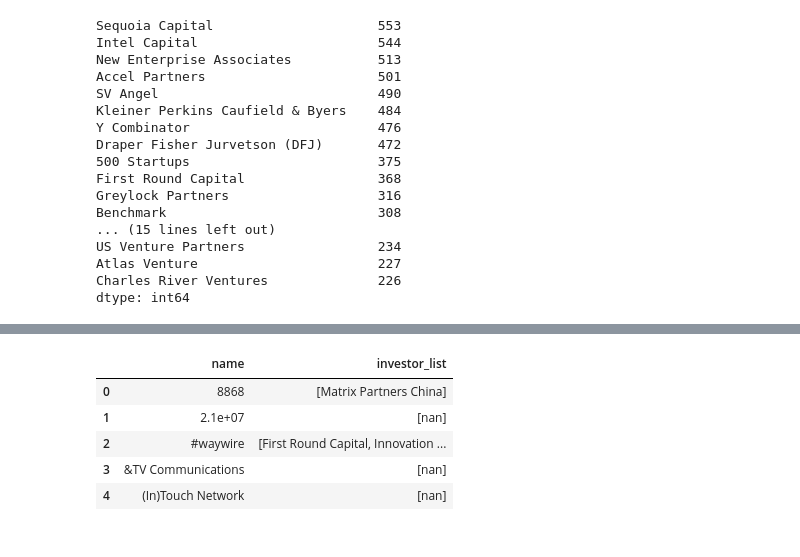
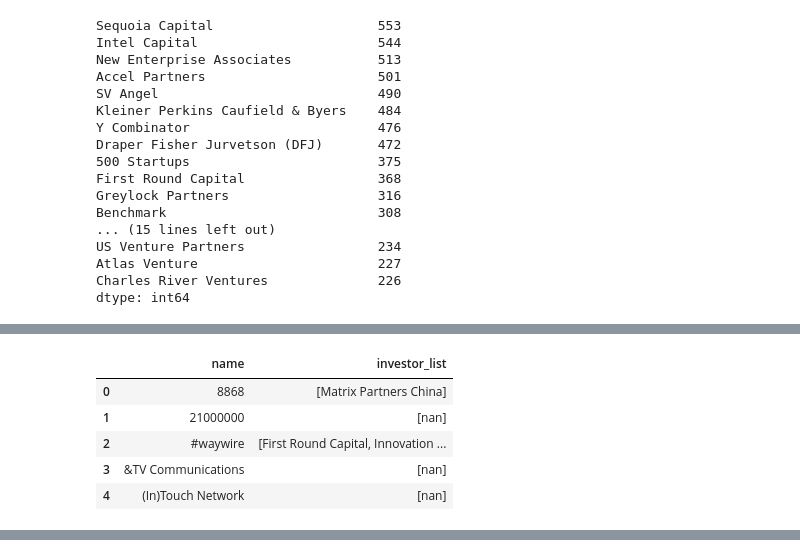
Before and after one commit to vijayvenkatesh/vcstartupdataanalysis, a Jupyter notebook: iPython/project.ipynb, the cells around one changed output, grey strips where cells are left out. Drawn from its saved outputs; the diff is of its cells as text; code cells hidden in the pictures.

```diff
--- a/iPython/project.ipynb
+++ b/iPython/project.ipynb
@@ -467,6 +351,11 @@ testdf.head()
 # %%
 tester = DataFrame(mergecompinv.groupby('name').investor_name.unique())
 tester.reset_index(inplace=True)
 tester.columns=['name','investor_list']
-tester.head()
 # %% [output]
+|  | name | investor_list |
+| 0 | 8868 | [Matrix Partners China] |
+| 1 | 21000000 | [nan] |
+| 2 | #waywire | [First Round Capital, Innovation ... |
+| 3 | &TV Communications | [nan] |
+| 4 | (In)Touch Network | [nan] |
@@ -476,9 +363,3 @@ tester.head()
-|  | name | investor_list |
-| 0 | 8868 | [Matrix Partners China] |
-| 1 | 2.1e+07 | [nan] |
-| 2 | #waywire | [First Round Capital, Innovation ... |
-| 3 | &TV Communications | [nan] |
-| 4 | (In)Touch Network | [nan] |
 # %%
 testertestdf = pd.merge(tester, testdf, on='name')
 testertestdf.tail(10)
```
Also changed, not shown: parts of 43 cells of this notebook.
